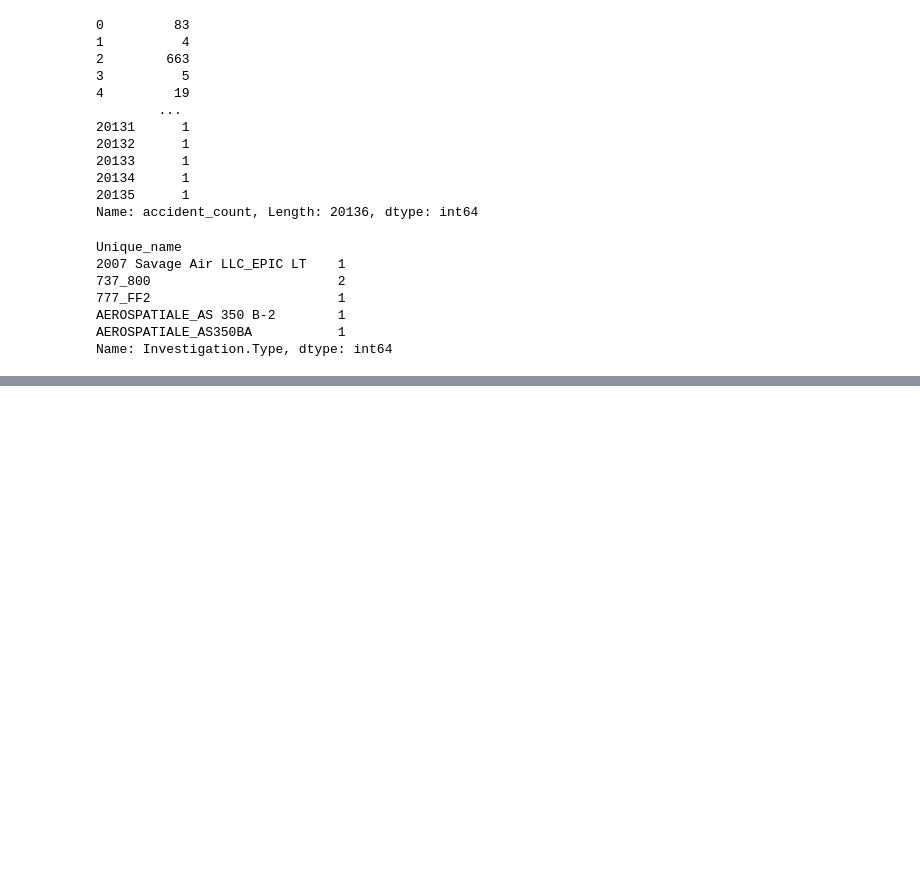
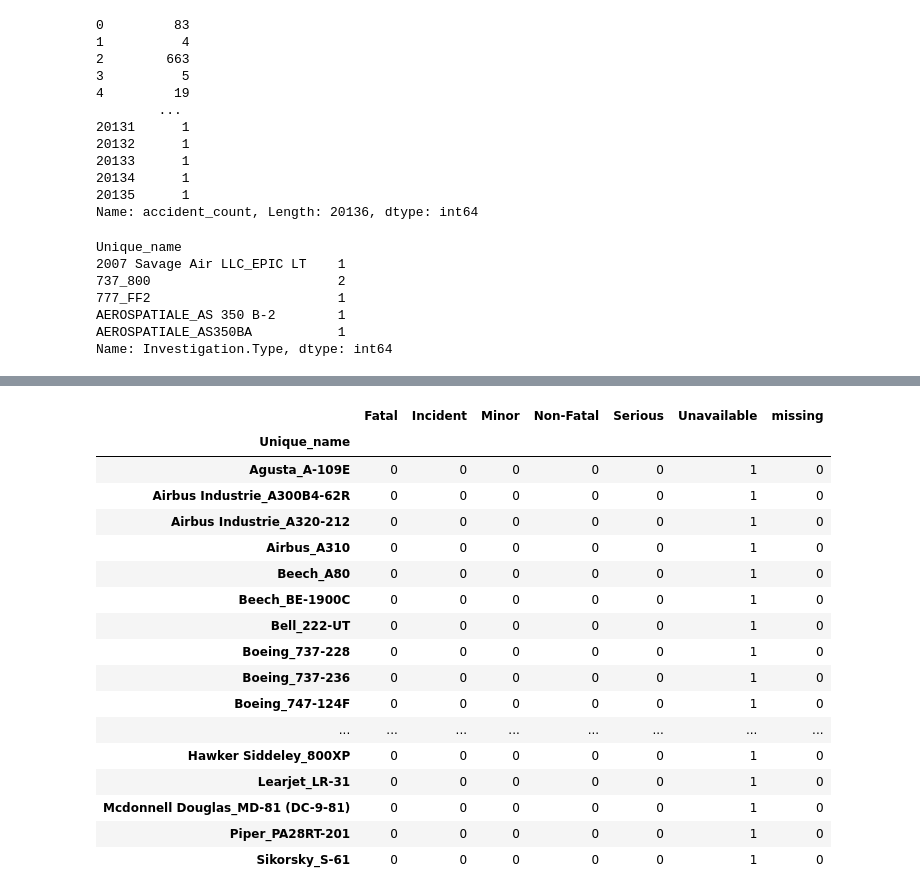
Before and after one commit to Kezia-Neema/Aircraft_recommendation, a Jupyter notebook: index.ipynb, the cells around one changed output, grey strips where cells are left out. Saved outputs shown, nothing was run; the diff lists cells and outputs as text; code cells hidden in the pictures; blank space fills up the shorter version.

```diff
--- a/index.ipynb
+++ b/index.ipynb
@@ -276,2 +315,0 @@ df['year'] = df['Event.Date'].map(lambda x: x.year)
-# %%
-df['total_accidents_incidents'] = df['accident_count'] + df['incident_count']
@@ -300,0 +327,9 @@ df[['Unique_name', 'accident_count']].drop_duplicates()['accident_count'].sum()
+# %%
+# Group by severity and count
+# also transpose to make catogories as columns
+severity_count_df = df.groupby(['Injury.Severity', 'Unique_name']).size().unstack(fill_value=0).T
+
+# remove columns name
+severity_count_df.columns.name = ""
+
+severity_count_df.head()
@@ -300,0 +361,26 @@ df[['Unique_name', 'accident_count']].drop_duplicates()['accident_count'].sum()
+# %%
+# Check no injuries
+injury_columns = ['Fatal', 'Incident', 'Minor', 'Non-Fatal', 'Serious']
+no_injuries_df = severity_count_df[(severity_count_df[injury_columns] == 0).sum(axis=1) == len(injury_columns)]
+# %%
+# filter to check if the injuries column is missing or there were no injuries
+no_injuries_df[no_injuries_df['missing'] == 0]
+# %% [output]
+|  | Fatal | Incident | Minor | Non-Fatal | Serious | Unavailable | missing |
+| Unique_name |  |  |  |  |  |  |  |
+| Agusta_A-109E | 0 | 0 | 0 | 0 | 0 | 1 | 0 |
+| Airbus Industrie_A300B4-62R | 0 | 0 | 0 | 0 | 0 | 1 | 0 |
+| Airbus Industrie_A320-212 | 0 | 0 | 0 | 0 | 0 | 1 | 0 |
+| Airbus_A310 | 0 | 0 | 0 | 0 | 0 | 1 | 0 |
+| Beech_A80 | 0 | 0 | 0 | 0 | 0 | 1 | 0 |
+| Beech_BE-1900C | 0 | 0 | 0 | 0 | 0 | 1 | 0 |
+| Bell_222-UT | 0 | 0 | 0 | 0 | 0 | 1 | 0 |
+| Boeing_737-228 | 0 | 0 | 0 | 0 | 0 | 1 | 0 |
+| Boeing_737-236 | 0 | 0 | 0 | 0 | 0 | 1 | 0 |
+| Boeing_747-124F | 0 | 0 | 0 | 0 | 0 | 1 | 0 |
+| ... | ... | ... | ... | ... | ... | ... | ... |
+| Hawker Siddeley_800XP | 0 | 0 | 0 | 0 | 0 | 1 | 0 |
+| Learjet_LR-31 | 0 | 0 | 0 | 0 | 0 | 1 | 0 |
+| Mcdonnell Douglas_MD-81 (DC-9-81) | 0 | 0 | 0 | 0 | 0 | 1 | 0 |
+| Piper_PA28RT-201 | 0 | 0 | 0 | 0 | 0 | 1 | 0 |
+| Sikorsky_S-61 | 0 | 0 | 0 | 0 | 0 | 1 | 0 |
```
Also changed, not shown: parts of 16 cells of this notebook.
